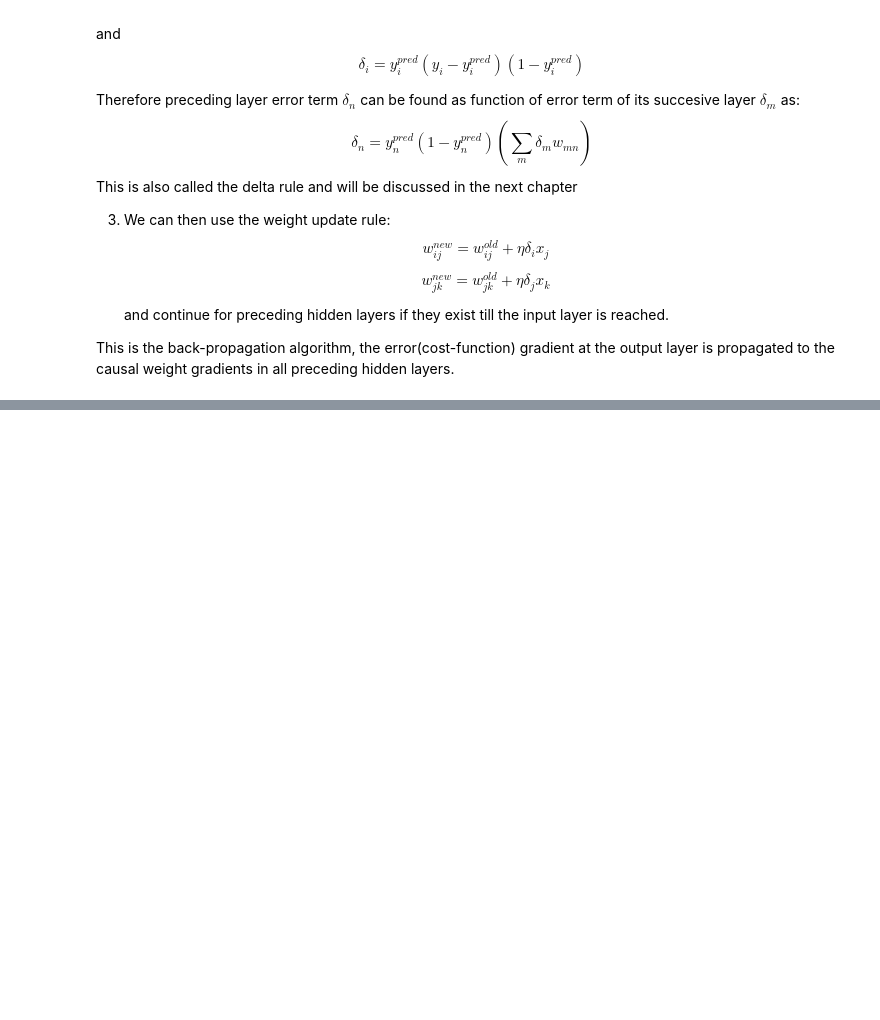
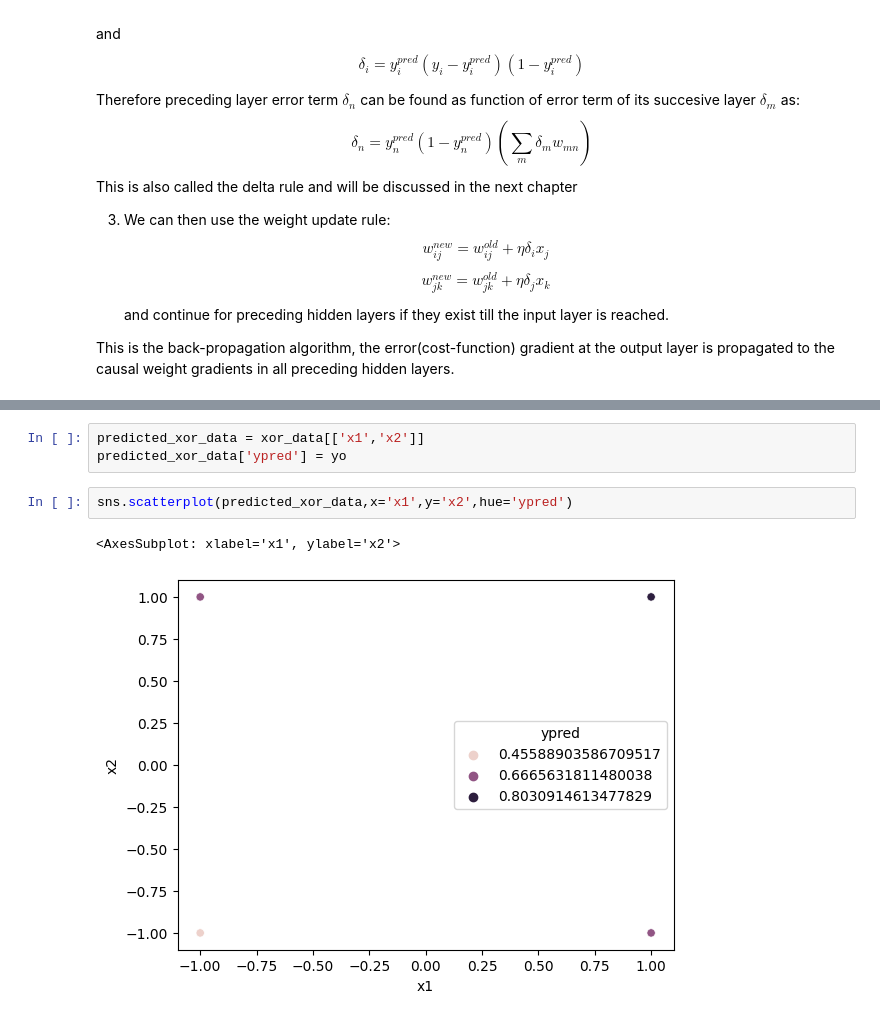
Before and after one commit to emmanuel-olateju/Intelligent_Controls, a Jupyter notebook: lecture 3/lecture3 Lab.ipynb, the cells around one changed output, grey strips where cells are left out. Cells and saved outputs as stored; diff of their text form; blank space fills up the shorter version.

```diff
--- a/lecture 3/lecture3 Lab.ipynb
+++ b/lecture 3/lecture3 Lab.ipynb
@@ -234,0 +324,8 @@ This is the back-propagation algorithm, the error(cost-function) gradient at the
+# %%
+predicted_xor_data = xor_data[['x1','x2']]
+predicted_xor_data['ypred'] = yo
+# %%
+sns.scatterplot(predicted_xor_data,x='x1',y='x2',hue='ypred')
+# %% [output]
+<AxesSubplot: xlabel='x1', ylabel='x2'>
+[figure, added]
```
Also changed, not shown: parts of 3 cells of this notebook.
